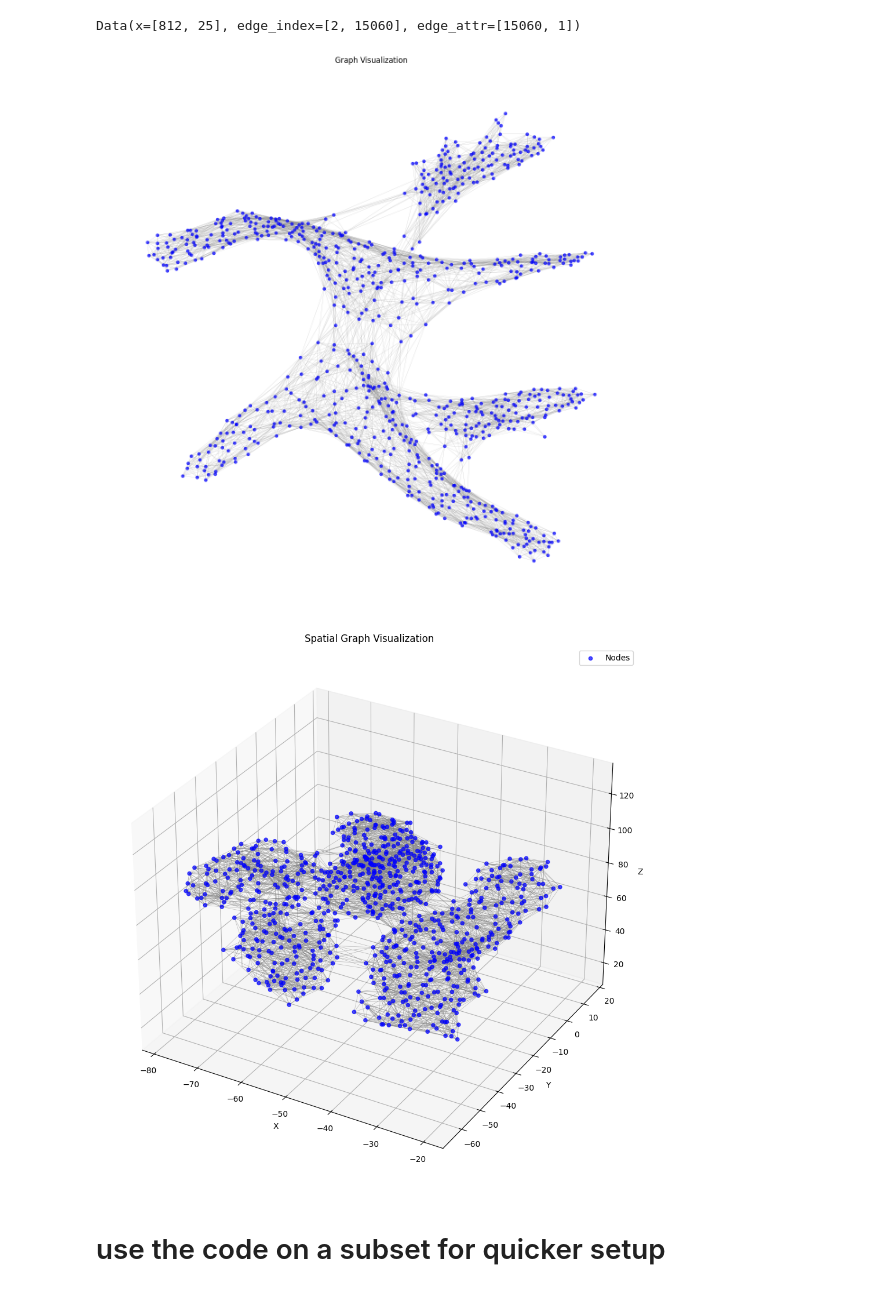
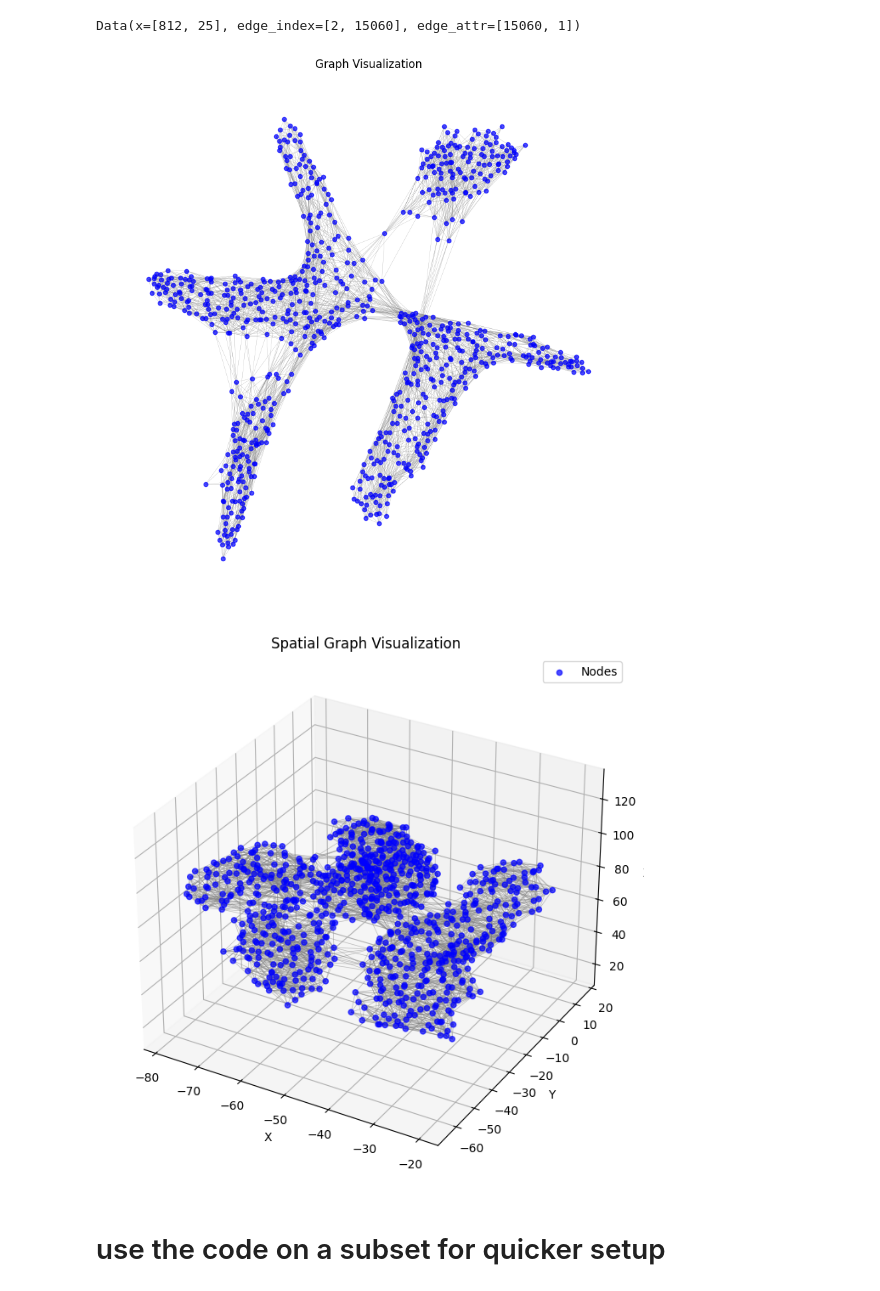
Before and after one commit to alexchilton/CAS_Project_2_protein_autoencoders, a Jupyter notebook: lara_trial/mab_notebook_3.ipynb, the cells around one changed output. Saved outputs shown, nothing was run; the diff lists cells and outputs as text; code cells hidden in the pictures.

```diff
--- a/lara_trial/mab_notebook_3.ipynb
+++ b/lara_trial/mab_notebook_3.ipynb
@@ -38,7 +38,7 @@ os.environ['PYTORCH_ENABLE_MPS_FALLBACK'] = '1'
 pdb_file = 'data/all_nano_structures_single_domain/1zv5.pdb'
 
 # Define the directory containing the PDB files
-pdb_directory = 'data/all_nano_structures_single_domain'
+pdb_directory = 'data/all_nano_structures_single_domain_clean'
 
 # Define the file containing amino acid information
 aa_info_file = 'aa_mass_letter.csv'
@@ -121,35 +121,35 @@ def visualize_graph(data, node_size=50, edge_width=0.5, figsize=(5, 5)):
     """
     Visualize a PyTorch Geometric graph using NetworkX.
 
     Args:
         data (Data): PyTorch Geometric Data object.
         node_size (int): Size of the nodes in the plot.
         edge_width (float): Width of the edges in the plot.
         figsize (tuple): Size of the Matplotlib figure.
     """
     # Convert PyTorch Geometric Data to NetworkX graph
     G = to_networkx(data, to_undirected=True)
 
     # Create the plot
     plt.figure(figsize=figsize)
     pos = nx.spring_layout(G)  # Spring layout for better node spacing
     nx.draw(
         G,
         pos,
         with_labels=False,
         node_size=node_size,
         width=edge_width,
         node_color="blue",
         edge_color="gray",
         alpha=0.7,
     )
     plt.title("Graph Visualization")
     plt.show()
 
 # Example usage
-visualize_graph(graph, node_size=20, edge_width=0.2, figsize=(12, 12))
+visualize_graph(graph, node_size=20, edge_width=0.2, figsize=(8, 8))
 # %% [output]
-[figure, old version]
+[figure, new version]
 # %%
 import networkx as nx
 import matplotlib.pyplot as plt
@@ -200,9 +200,9 @@ def visualize_graph_spatial(data, residues, node_size=50, edge_width=0.5, figsiz
 
 
 # Example usage
-visualize_graph_spatial(graph, example_residues, node_size=20, edge_width=0.5, figsize=(12, 12))
+visualize_graph_spatial(graph, example_residues, node_size=20, edge_width=0.5, figsize=(8, 8))
 # %% [output]
-[figure, old version]
+[figure, new version]
 # %% [markdown]
 # use the code on a subset for quicker setup
 # %%
```
Also changed, not shown: parts of 14 cells of this notebook.
